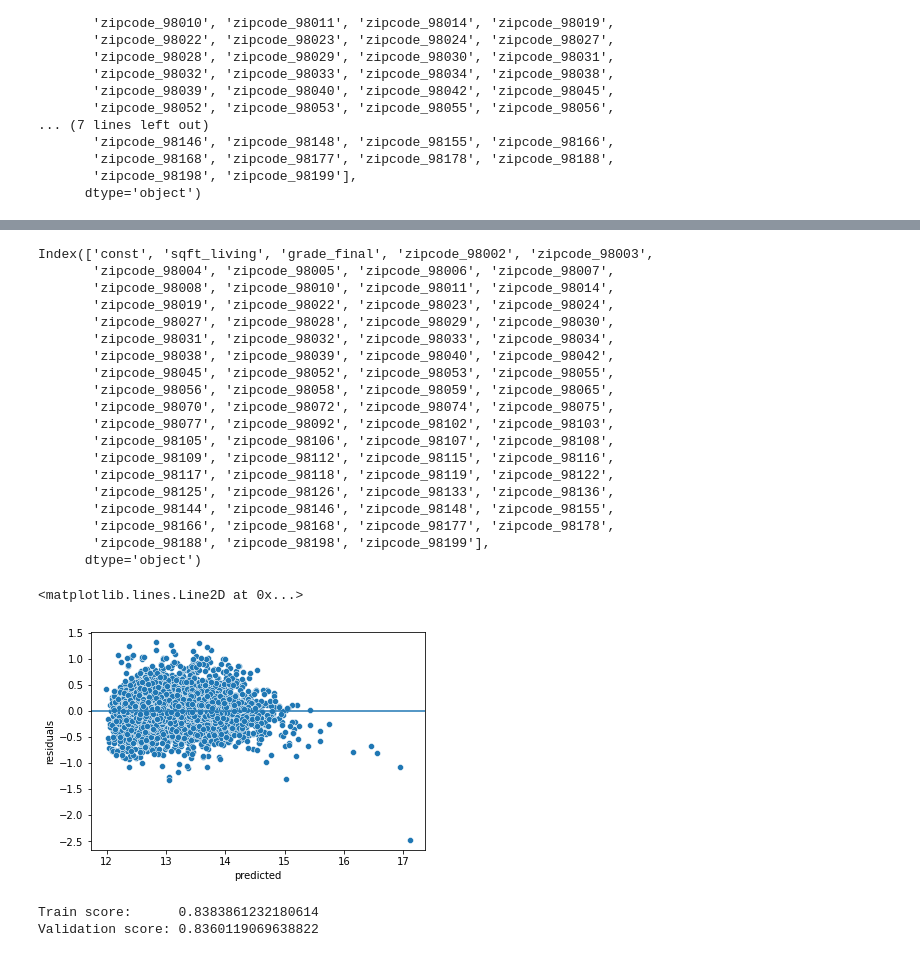
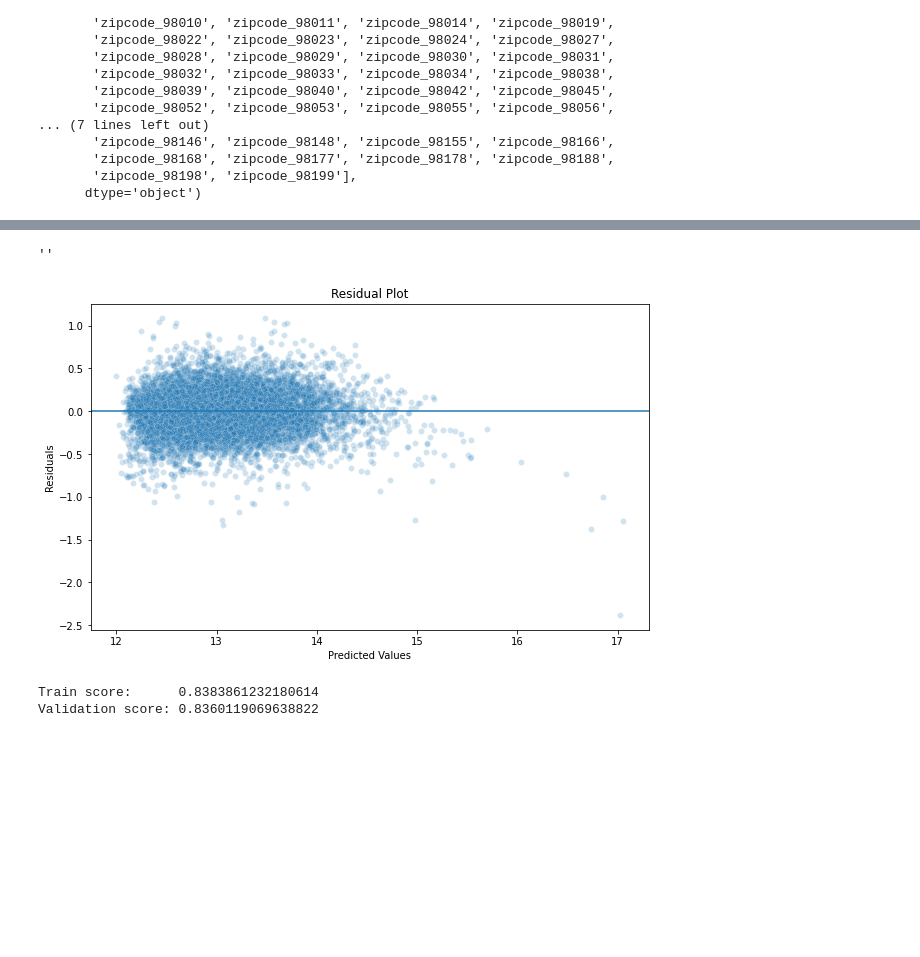
Before and after one commit to Krispy3/KingCountySales, a Jupyter notebook: KCSales.ipynb, the cells around one changed output, grey strips where cells are left out. Drawn from its saved outputs; the diff is of its cells as text; code cells hidden in the pictures; blank space fills up the shorter version.

```diff
--- a/Untitled.ipynb
+++ b/KCSales.ipynb
@@ -179,0 +148,10 @@ Name: grade, dtype: int64
+# %%
+# Establish baseline model for strong predictor, ZIP code
+X, y = df_dum.drop(['id', 'date', 'price', 'bedrooms', 'bathrooms', 'sqft_living',
+       'sqft_lot', 'floors', 'view', 'condition', 'grade', 'sqft_above',
+       'sqft_basement', 'yr_built', 'yr_renovated', 'lat', 'long',
+       'sqft_living15', 'sqft_lot15', 'l_price', 'grade_final',
+       'waterfront_YES'], axis=1), df_dum['l_price']
+X = sm.add_constant(X)
+model1 = sm.OLS(y, X).fit()
+model1.summary()
@@ -182,6 +195,7 @@ Name: grade, dtype: int64
 # %%
+# Assign final predictors and dependent variable
 X, y = df_dum.drop(['id', 'date', 'price', 'bedrooms', 'bathrooms',
        'sqft_lot', 'floors', 'view', 'condition', 'grade', 'sqft_above',
        'sqft_basement', 'yr_built', 'yr_renovated', 'lat', 'long',
-       'sqft_living15', 'sqft_lot15', 'l_price', 'waterfront_YES',
+       'sqft_living15', 'sqft_lot15', 'l_price', 'grade_final'
        ], axis=1), df_dum['l_price']
@@ -279,36 +280,19 @@ Notes:
 [1] Standard Errors assume that the covariance matrix of the errors is correctly specified.
 [2] The condition number is large, 1.52e+05. This might indicate that there are
 strong multicollinearity or other numerical problems.
-# %%
-X.columns
-# %% [output]
-Index(['const', 'sqft_living', 'grade_final', 'zipcode_98002', 'zipcode_98003',
-       'zipcode_98004', 'zipcode_98005', 'zipcode_98006', 'zipcode_98007',
-       'zipcode_98008', 'zipcode_98010', 'zipcode_98011', 'zipcode_98014',
-       'zipcode_98019', 'zipcode_98022', 'zipcode_98023', 'zipcode_98024',
-       'zipcode_98027', 'zipcode_98028', 'zipcode_98029', 'zipcode_98030',
-       'zipcode_98031', 'zipcode_98032', 'zipcode_98033', 'zipcode_98034',
-       'zipcode_98038', 'zipcode_98039', 'zipcode_98040', 'zipcode_98042',
-       'zipcode_98045', 'zipcode_98052', 'zipcode_98053', 'zipcode_98055',
-       'zipcode_98056', 'zipcode_98058', 'zipcode_98059', 'zipcode_98065',
-       'zipcode_98070', 'zipcode_98072', 'zipcode_98074', 'zipcode_98075',
-       'zipcode_98077', 'zipcode_98092', 'zipcode_98102', 'zipcode_98103',
-       'zipcode_98105', 'zipcode_98106', 'zipcode_98107', 'zipcode_98108',
-       'zipcode_98109', 'zipcode_98112', 'zipcode_98115', 'zipcode_98116',
-       'zipcode_98117', 'zipcode_98118', 'zipcode_98119', 'zipcode_98122',
-       'zipcode_98125', 'zipcode_98126', 'zipcode_98133', 'zipcode_98136',
-       'zipcode_98144', 'zipcode_98146', 'zipcode_98148', 'zipcode_98155',
-       'zipcode_98166', 'zipcode_98168', 'zipcode_98177', 'zipcode_98178',
-       'zipcode_98188', 'zipcode_98198', 'zipcode_98199'],
-      dtype='object')
 # %%
+# Create a residual plot to explore possible patterns
 df_dum["predicted"] = model1.predict(X)
 df_dum["residuals"] = model1.resid
 
-sns.scatterplot(data=df_dum, x="predicted", y="residuals")
-plt.
+plt.figure(figsize=(10, 6))
+sns.scatterplot(data=df_dum, x="predicted", y="residuals", alpha = 0.2)
 plt.axhline(y=0)
+plt.title('Residual Plot')
+plt.xlabel('Predicted Values')
+plt.ylabel('Residuals')
+;
 # %% [output]
-<matplotlib.lines.Line2D at 0x...>
+''
-[figure, old version]
+[figure, new version]
 # %%
```
Also changed, not shown: parts of 15 cells of this notebook, 1 other file.
